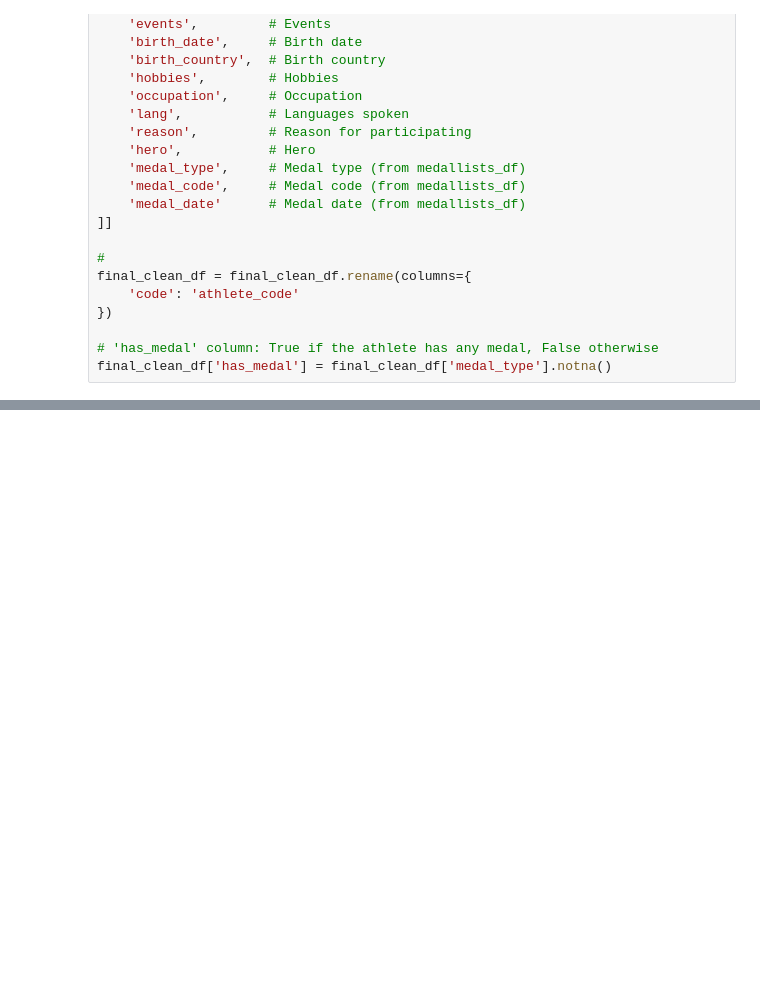
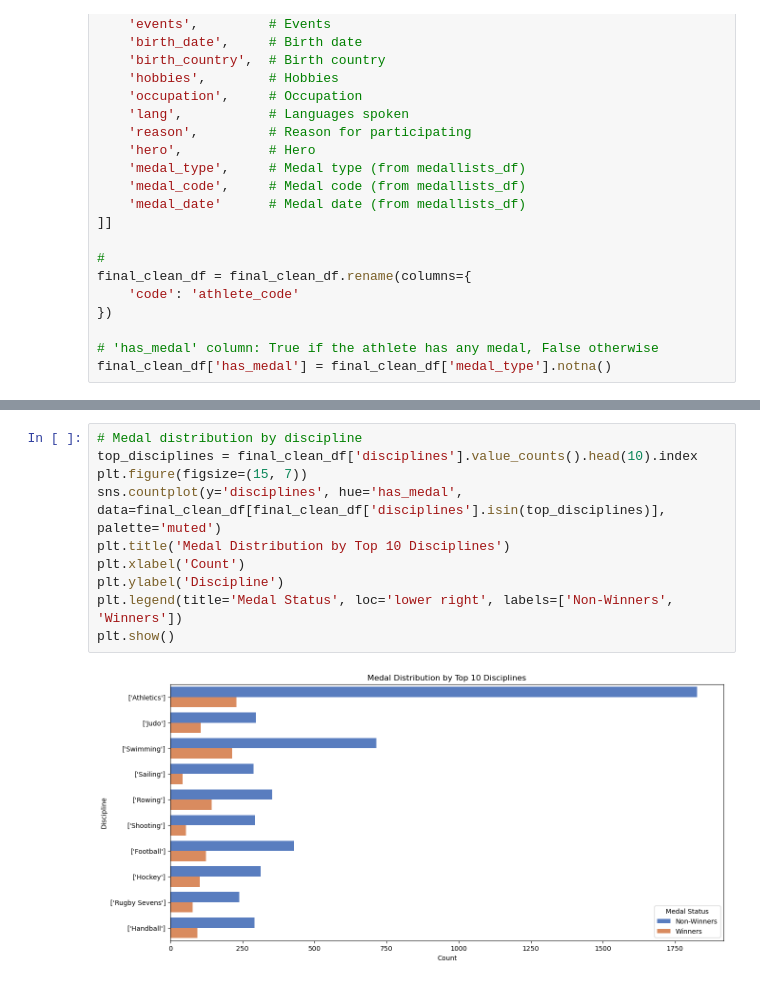
Before and after one commit to aamarnath1/ds-projects, a Jupyter notebook: Olympics Classification/Classification_Project-.ipynb, the cells around one changed output, grey strips where cells are left out. Drawn from its saved outputs; the diff is of its cells as text; blank space fills up the shorter version.

```diff
--- a/Olympics Classification/Classification_Project-.ipynb
+++ b/Olympics Classification/Classification_Project-.ipynb
@@ -125,0 +275,12 @@ Total athletes with medals: 2315
+# %%
+# Medal distribution by discipline
+top_disciplines = final_clean_df['disciplines'].value_counts().head(10).index
+plt.figure(figsize=(15, 7))
+sns.countplot(y='disciplines', hue='has_medal', data=final_clean_df[final_clean_df['disciplines'].isin(top_disciplines)], palette='muted')
+plt.title('Medal Distribution by Top 10 Disciplines')
+plt.xlabel('Count')
+plt.ylabel('Discipline')
+plt.legend(title='Medal Status', loc='lower right', labels=['Non-Winners', 'Winners'])
+plt.show()
+# %% [output]
+[figure, added]
```
Also changed, not shown: parts of 17 cells of this notebook, 5 other files.
